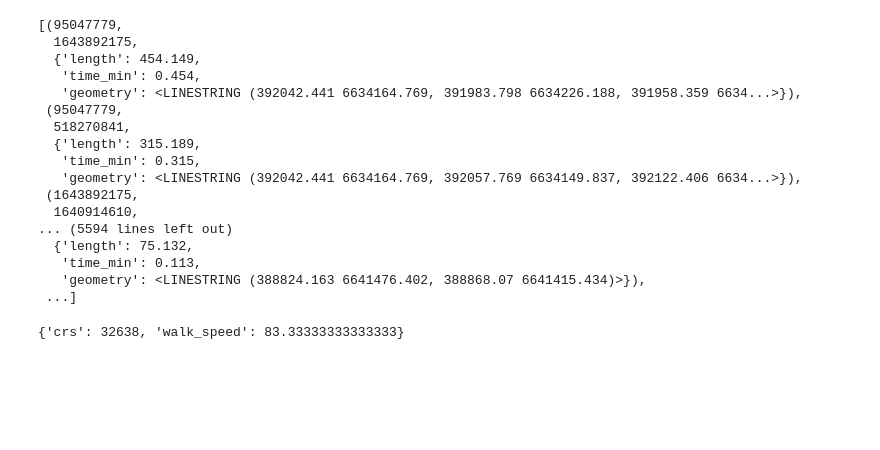
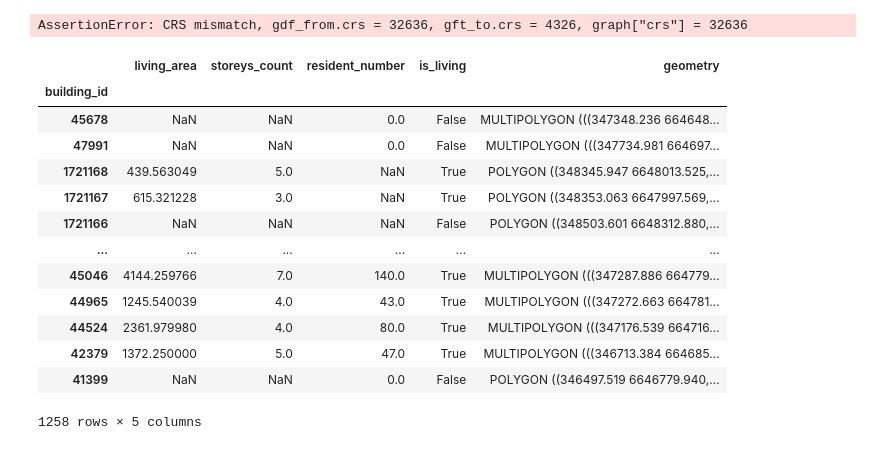
Before and after one commit to DDonnyy/IduEdu, a Jupyter notebook: dev/dev.ipynb, the cells around one changed output. Drawn from its saved outputs; the diff is of its cells as text; code cells hidden in the pictures; blank space fills up the shorter version.

```diff
--- a/dev/dev.ipynb
+++ b/dev/dev.ipynb
@@ -93,29 +45,29 @@ KeyboardInterrupt:
-# %%
-list(drive.edges(data=True))
-# %% [output]
-[(95047779,
-  1643892175,
-  {'length': 454.149,
-   'time_min': 0.454,
-   'geometry': <LINESTRING (392042.441 6634164.769, 391983.798 6634226.188, 391958.359 6634...>}),
- (95047779,
-  518270841,
-  {'length': 315.189,
-   'time_min': 0.315,
-   'geometry': <LINESTRING (392042.441 6634164.769, 392057.769 6634149.837, 392122.406 6634...>}),
- (1643892175,
-  1640914610,
-... (5594 lines left out)
-  {'length': 75.132,
-   'time_min': 0.113,
-   'geometry': <LINESTRING (388824.163 6641476.402, 388868.07 6641415.434)>}),
- ...]
 # %%
-from src.iduedu.modules.public_transport_builder import get_all_public_transport_graph
 
-transport = get_all_public_transport_graph(osm_id=3955288)
+
+
+data = gpd.read_parquet('spb_buildings.parquet').to_crs(32636)
+data.set_index('building_id', inplace=True)
+services = gpd.read_parquet('spb_services.parquet')
+services.set_index('id', inplace=True)
+calc_adj_matrix_gdf_to_gdf(data, services, intermodal_graph, dtype=np.float32)
+# %% [output]
+AssertionError: CRS mismatch, gdf_from.crs = 32636, gft_to.crs = 4326, graph["crs"] = 32636
-# %%
-intermodal.graph
-# %% [output]
-{'crs': 32638, 'walk_speed': 83.33333333333333}
+# %%
+data
+# %% [output]
+|  | living_area | storeys_count | resident_number | is_living | geometry |
+| building_id |  |  |  |  |  |
+| 45678 | NaN | NaN | 0.0 | False | MULTIPOLYGON (((347348.236 664648... |
+| 47991 | NaN | NaN | 0.0 | False | MULTIPOLYGON (((347734.981 664697... |
+| 1721168 | 439.563049 | 5.0 | NaN | True | POLYGON ((348345.947 6648013.525,... |
+| 1721167 | 615.321228 | 3.0 | NaN | True | POLYGON ((348353.063 6647997.569,... |
+| 1721166 | NaN | NaN | NaN | False | POLYGON ((348503.601 6648312.880,... |
+| ... | ... | ... | ... | ... | ... |
+| 45046 | 4144.259766 | 7.0 | 140.0 | True | MULTIPOLYGON (((347287.886 664779... |
+| 44965 | 1245.540039 | 4.0 | 43.0 | True | MULTIPOLYGON (((347272.663 664781... |
+| 44524 | 2361.979980 | 4.0 | 80.0 | True | MULTIPOLYGON (((347176.539 664716... |
+| 42379 | 1372.250000 | 5.0 | 47.0 | True | MULTIPOLYGON (((346713.384 664685... |
+| 41399 | NaN | NaN | 0.0 | False | POLYGON ((346497.519 6646779.940,... |
+1258 rows × 5 columns
 # %%
```
Also changed, not shown: parts of 64 cells of this notebook, 15 other files.
